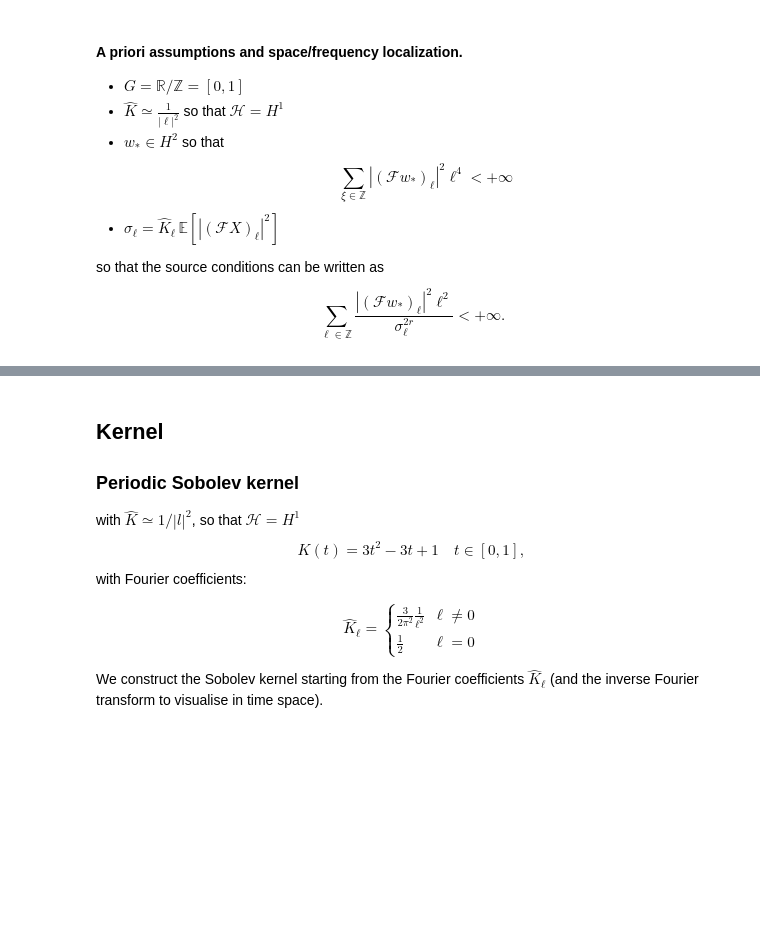
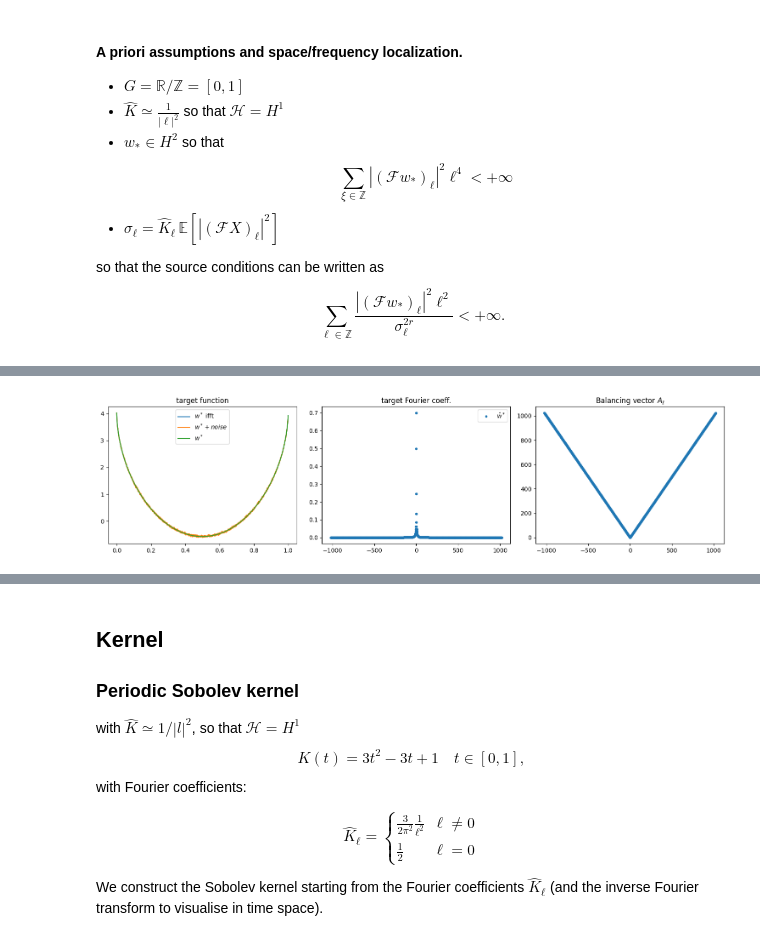
Before and after one commit to EmiliaMagnani/learnconv, a Jupyter notebook: notebooks/tutorial.ipynb, the cells around one changed output, grey strips where cells are left out. Saved outputs shown, nothing was run; the diff lists cells and outputs as text; code cells hidden in the pictures; blank space fills up the shorter version.

```diff
--- a/notebooks/tutorial.ipynb
+++ b/notebooks/tutorial.ipynb
@@ -129,0 +109,31 @@ plt.tight_layout()
+# %%
+#add random points to the balancing vector
+# balancing_vector = np.ones(grid_size)
+# balancing_vector[1:grid_size//2] = np.random.normal(5,.5, grid_size//2-1)
+# balancing_vector[grid_size//2+1:] = balancing_vector[1:grid_size//2][::-1]
+# balancing_vector[freqs != 0] = balancing_vector[freqs != 0] * np.abs(freqs[freqs != 0]) ** 1
+
+
+balancing_vector = np.ones(grid_size)
+balancing_vector[freqs != 0] = np.abs(freqs[freqs != 0]) ** 1
+target_coeff = get_fourier_coeffs_balanced(decay=2.51, time_span=time_span, n_sample_points=grid_size, c0=.5, scale=.7, balancing_vector=balancing_vector)
+target = np.fft.ifft(target_coeff*grid_size).real
+
+fig,(ax1, ax2, ax3)  = plt.subplots(1,3,figsize=(15, 4))
+ax1.plot(time_array, compute_inverse_fourier_coeff(target_coeff,time_span), label=r'$w^*$ ifft')
+ax1.plot(time_array, target + noise*rng.standard_normal(grid_size), label=r'$w^* + noise$')
+ax1.plot(time_array, target, label=r'$w^*$')
+#plot target with noise
+ax1.set_title('target function')
+ax1.legend()
+
+
+ax2.plot(freqs, np.abs(target_coeff), '.', label='$\hat{w}^*$')
+ax2.set_title('target Fourier coeff.')
+ax2.legend()
+
+ax3.plot(freqs, balancing_vector,'.')
+ax3.set_title('Balancing vector $A_\ell$')
+plt.tight_layout()
+# %% [output]
+[figure, added]
```
Also changed, not shown: parts of 16 cells of this notebook, 3 other files.
